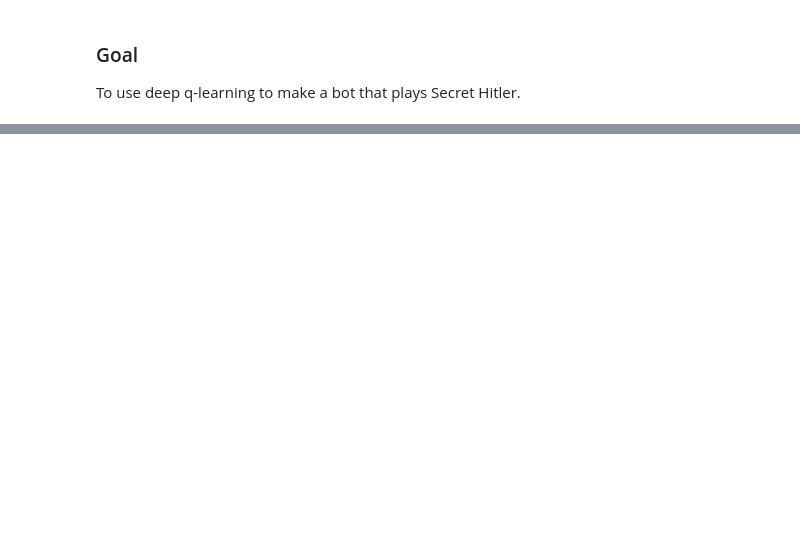
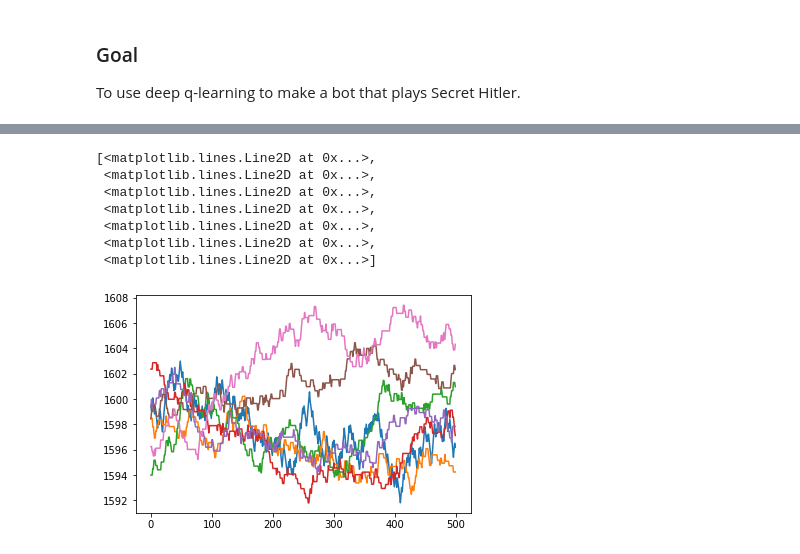
Before and after one commit to programjames/secrethitlerAI, a Jupyter notebook: self_play.ipynb, the cells around one changed output, grey strips where cells are left out. Cells and saved outputs as stored; diff of their text form; code cells hidden in the pictures; blank space fills up the shorter version.

```diff
--- a/self_play.ipynb
+++ b/self_play.ipynb
@@ -337,0 +1144,30 @@ Current tally: L5, F4
+# %%
+def generation():
+    for bot in bots:
+        bot.wins = 0
+        bot.games_played = 0
+
+    training_games = 500
+    new_bot = NNPlayer(lr=1e-2, r=0.99, do_random=1, random_decrease_rate=2/training_games)
+    elo.add_bot(new_bot)
+
+    losses = []
+    wr = []
+    elos = []
+    avg_loss = 0
+
+    load_bar = tqdm(range(1, training_games+1))
+    for i in load_bar:
+        players = [new_bot] + choice(bots, 6, replace=False).tolist()
+        game = Game(players, verbose=0)
+        game.play()
+        elo.update_elo(game)
+        loss = new_bot.train()
+        avg_loss += loss
+        losses.append(avg_loss/i)
+        wr.append([p.wins/max(1, p.games_played) for p in [new_bot] + bots[:6]])
+        elos.append(elo.get_elos([new_bot]+bots[:6]))
+        s = '%s %.4f' % (' '.join(map(lambda x: '%.2f'%x, elos[-1][:3])), losses[-1]*1000)
+        load_bar.set_description(s)
+
+    return new_bot, elos, wr, losses
@@ -337,0 +1210,11 @@ Current tally: L5, F4
+# %%
+plt.plot(all_elos[-1])
+# %% [output]
+[<matplotlib.lines.Line2D at 0x...>,
+ <matplotlib.lines.Line2D at 0x...>,
+ <matplotlib.lines.Line2D at 0x...>,
+ <matplotlib.lines.Line2D at 0x...>,
+ <matplotlib.lines.Line2D at 0x...>,
+ <matplotlib.lines.Line2D at 0x...>,
+ <matplotlib.lines.Line2D at 0x...>]
+[figure, added]
```
Also changed, not shown: parts of 27 cells of this notebook, 9 other files.
